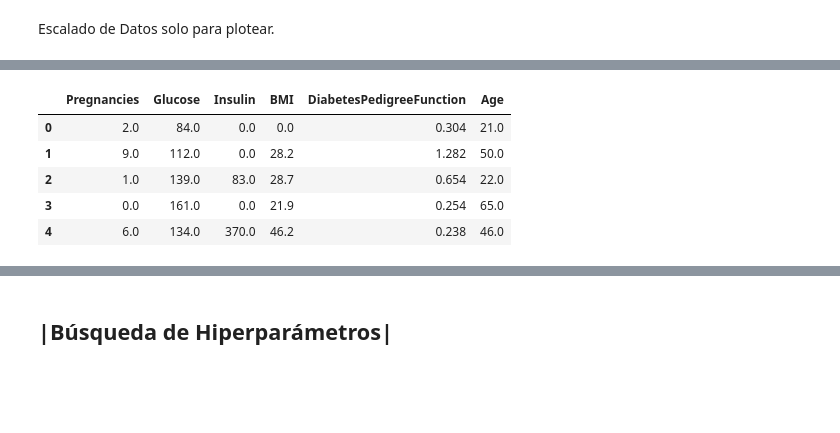
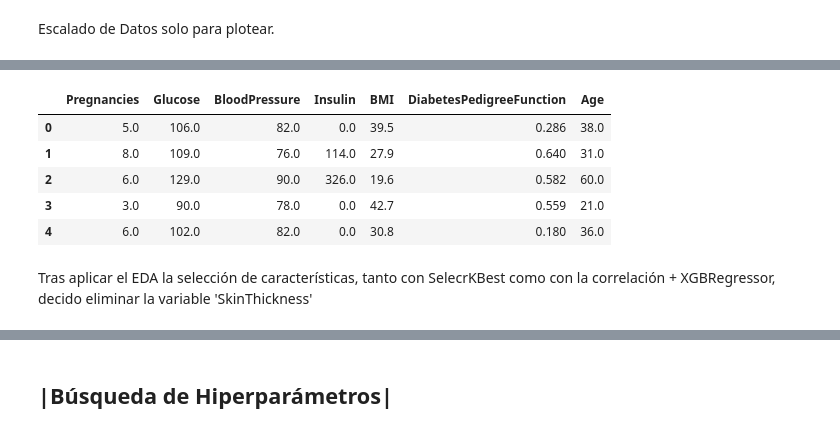
Before and after one commit to 4GeeksAcademy/Arboles_, a Jupyter notebook: src/Descion_Tree.ipynb, the cells around one changed output, grey strips where cells are left out. Saved outputs shown, nothing was run; the diff lists cells and outputs as text; code cells hidden in the pictures; blank space fills up the shorter version.

```diff
--- a/src/Descion_Tree.ipynb
+++ b/src/Descion_Tree.ipynb
@@ -136,0 +170,4 @@ plt.show()
+# %%
+# Se eliminan las filas para las que Blood Pressure = 0.
+data.drop(data[data['BloodPressure'] == 0].index, inplace=True)
+data.shape
@@ -205,17 +244,22 @@ ls_vars_low_corr = corr[corr['Outcome'].abs() <= 0.15].index
 # %%
-selection_model = SelectKBest(k = 6)
+#Prueba con SelectKBest para comparación de Resultados:
+
+selection_model = SelectKBest(k = 7)
 selection_model.fit(X_train, y_train)
 
 selected_columns = X_train.columns[selection_model.get_support()]
 X_train_sel = pd.DataFrame(selection_model.transform(X_train), columns = selected_columns)
 X_test_sel = pd.DataFrame(selection_model.transform(X_test), columns = selected_columns)
 
 
 X_train_sel.head()
 # %% [output]
-|  | Pregnancies | Glucose | Insulin | BMI | DiabetesPedigreeFunction | Age |
-| 0 | 2.0 | 84.0 | 0.0 | 0.0 | 0.304 | 21.0 |
-| 1 | 9.0 | 112.0 | 0.0 | 28.2 | 1.282 | 50.0 |
-| 2 | 1.0 | 139.0 | 83.0 | 28.7 | 0.654 | 22.0 |
-| 3 | 0.0 | 161.0 | 0.0 | 21.9 | 0.254 | 65.0 |
-| 4 | 6.0 | 134.0 | 370.0 | 46.2 | 0.238 | 46.0 |
+|  | Pregnancies | Glucose | BloodPressure | Insulin | BMI | DiabetesPedigreeFunction | Age |
+| 0 | 5.0 | 106.0 | 82.0 | 0.0 | 39.5 | 0.286 | 38.0 |
+| 1 | 8.0 | 109.0 | 76.0 | 114.0 | 27.9 | 0.640 | 31.0 |
+| 2 | 6.0 | 129.0 | 90.0 | 326.0 | 19.6 | 0.582 | 60.0 |
+| 3 | 3.0 | 90.0 | 78.0 | 0.0 | 42.7 | 0.559 | 21.0 |
+| 4 | 6.0 | 102.0 | 82.0 | 0.0 | 30.8 | 0.180 | 36.0 |
+# %% [markdown]
+Tras aplicar el EDA la selección de características, tanto con SelecrKBest como con la correlación + XGBRegressor, decido eliminar la variable
+'SkinThickness'
```
Also changed, not shown: parts of 31 cells of this notebook, 2 other files.
